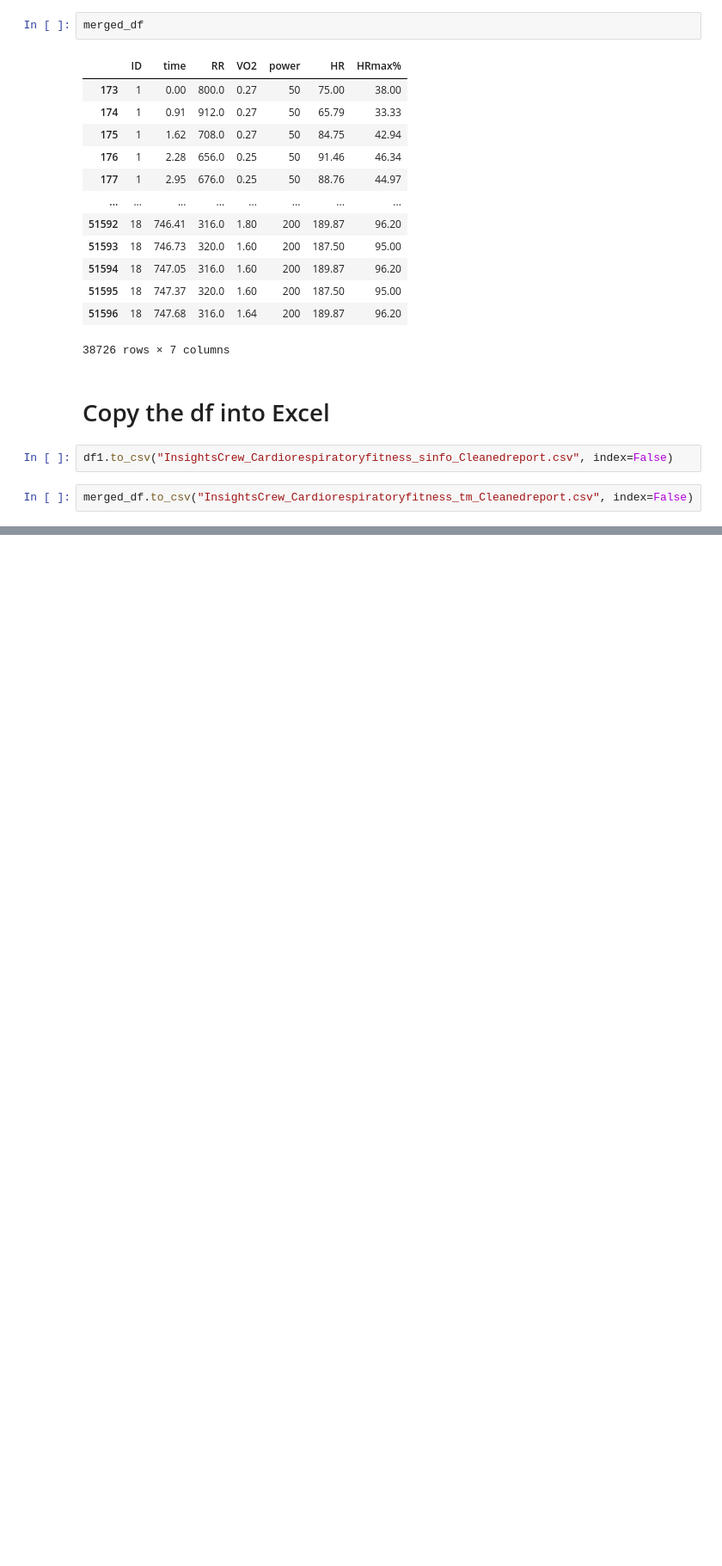
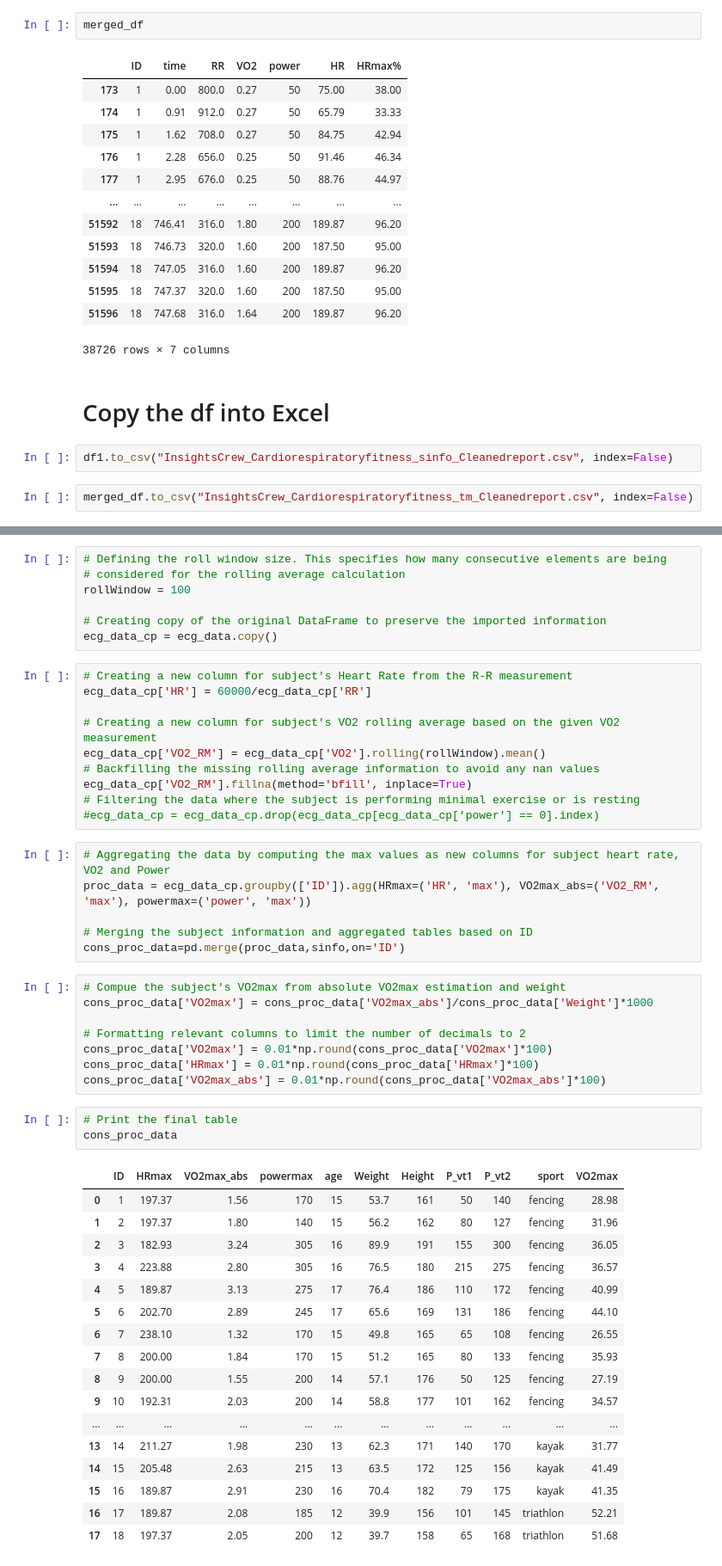
Before and after one commit to garinemanasa/Cardiorespiratory-_fitness, a Jupyter notebook: Cardiodatacleaning.ipynb, the cells around one changed output, grey strips where cells are left out. Shown at 86% size. Saved outputs shown, nothing was run; the diff lists cells and outputs as text; blank space fills up the shorter version.

```diff
--- a/Cardiodatacleaning.ipynb
+++ b/Cardiodatacleaning.ipynb
@@ -686,0 +696,52 @@ merged_df.to_csv("InsightsCrew_Cardiorespiratoryfitness_tm_Cleanedreport.csv", i
+# %%
+# Defining the roll window size. This specifies how many consecutive elements are being
+# considered for the rolling average calculation
+rollWindow = 100
+
+# Creating copy of the original DataFrame to preserve the imported information
+ecg_data_cp = ecg_data.copy()
+# %%
+# Creating a new column for subject's Heart Rate from the R-R measurement
+ecg_data_cp['HR'] = 60000/ecg_data_cp['RR']
+
+# Creating a new column for subject's VO2 rolling average based on the given VO2 measurement
+ecg_data_cp['VO2_RM'] = ecg_data_cp['VO2'].rolling(rollWindow).mean()
+# Backfilling the missing rolling average information to avoid any nan values
+ecg_data_cp['VO2_RM'].fillna(method='bfill', inplace=True)
+# Filtering the data where the subject is performing minimal exercise or is resting
+#ecg_data_cp = ecg_data_cp.drop(ecg_data_cp[ecg_data_cp['power'] == 0].index)
+# %%
+# Aggregating the data by computing the max values as new columns for subject heart rate, VO2 and Power
+proc_data = ecg_data_cp.groupby(['ID']).agg(HRmax=('HR', 'max'), VO2max_abs=('VO2_RM', 'max'), powermax=('power', 'max'))
+
+# Merging the subject information and aggregated tables based on ID
+cons_proc_data=pd.merge(proc_data,sinfo,on='ID')
+# %%
+# Compue the subject's VO2max from absolute VO2max estimation and weight
+cons_proc_data['VO2max'] = cons_proc_data['VO2max_abs']/cons_proc_data['Weight']*1000
+
+# Formatting relevant columns to limit the number of decimals to 2
+cons_proc_data['VO2max'] = 0.01*np.round(cons_proc_data['VO2max']*100)
+cons_proc_data['HRmax'] = 0.01*np.round(cons_proc_data['HRmax']*100)
+cons_proc_data['VO2max_abs'] = 0.01*np.round(cons_proc_data['VO2max_abs']*100)
+# %%
+# Print the final table
+cons_proc_data
+# %% [output]
+|  | ID | HRmax | VO2max_abs | powermax | age | Weight | Height | P_vt1 | P_vt2 | sport | VO2max |
+| 0 | 1 | 197.37 | 1.56 | 170 | 15 | 53.7 | 161 | 50 | 140 | fencing | 28.98 |
+| 1 | 2 | 197.37 | 1.80 | 140 | 15 | 56.2 | 162 | 80 | 127 | fencing | 31.96 |
+| 2 | 3 | 182.93 | 3.24 | 305 | 16 | 89.9 | 191 | 155 | 300 | fencing | 36.05 |
+| 3 | 4 | 223.88 | 2.80 | 305 | 16 | 76.5 | 180 | 215 | 275 | fencing | 36.57 |
+| 4 | 5 | 189.87 | 3.13 | 275 | 17 | 76.4 | 186 | 110 | 172 | fencing | 40.99 |
+| 5 | 6 | 202.70 | 2.89 | 245 | 17 | 65.6 | 169 | 131 | 186 | fencing | 44.10 |
+| 6 | 7 | 238.10 | 1.32 | 170 | 15 | 49.8 | 165 | 65 | 108 | fencing | 26.55 |
+| 7 | 8 | 200.00 | 1.84 | 170 | 15 | 51.2 | 165 | 80 | 133 | fencing | 35.93 |
+| 8 | 9 | 200.00 | 1.55 | 200 | 14 | 57.1 | 176 | 50 | 125 | fencing | 27.19 |
+| 9 | 10 | 192.31 | 2.03 | 200 | 14 | 58.8 | 177 | 101 | 162 | fencing | 34.57 |
+| ... | ... | ... | ... | ... | ... | ... | ... | ... | ... | ... | ... |
+| 13 | 14 | 211.27 | 1.98 | 230 | 13 | 62.3 | 171 | 140 | 170 | kayak | 31.77 |
+| 14 | 15 | 205.48 | 2.63 | 215 | 13 | 63.5 | 172 | 125 | 156 | kayak | 41.49 |
+| 15 | 16 | 189.87 | 2.91 | 230 | 16 | 70.4 | 182 | 79 | 175 | kayak | 41.35 |
+| 16 | 17 | 189.87 | 2.08 | 185 | 12 | 39.9 | 156 | 101 | 145 | triathlon | 52.21 |
+| 17 | 18 | 197.37 | 2.05 | 200 | 12 | 39.7 | 158 | 65 | 168 | triathlon | 51.68 |
```
Also changed, not shown: parts of 5 cells of this notebook, 4 other files.
